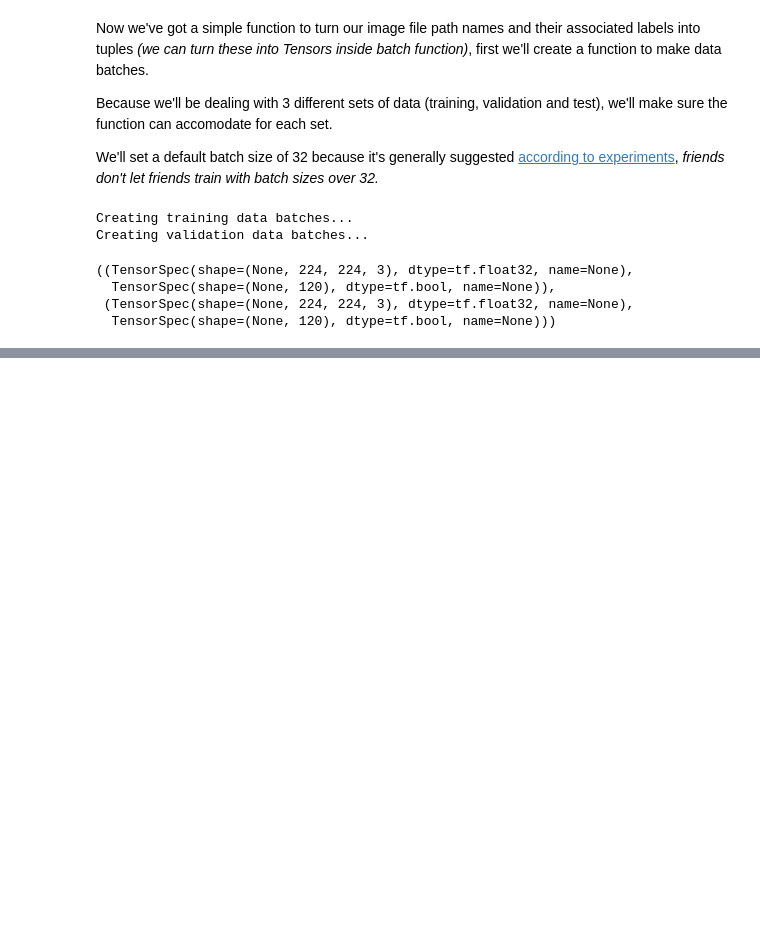
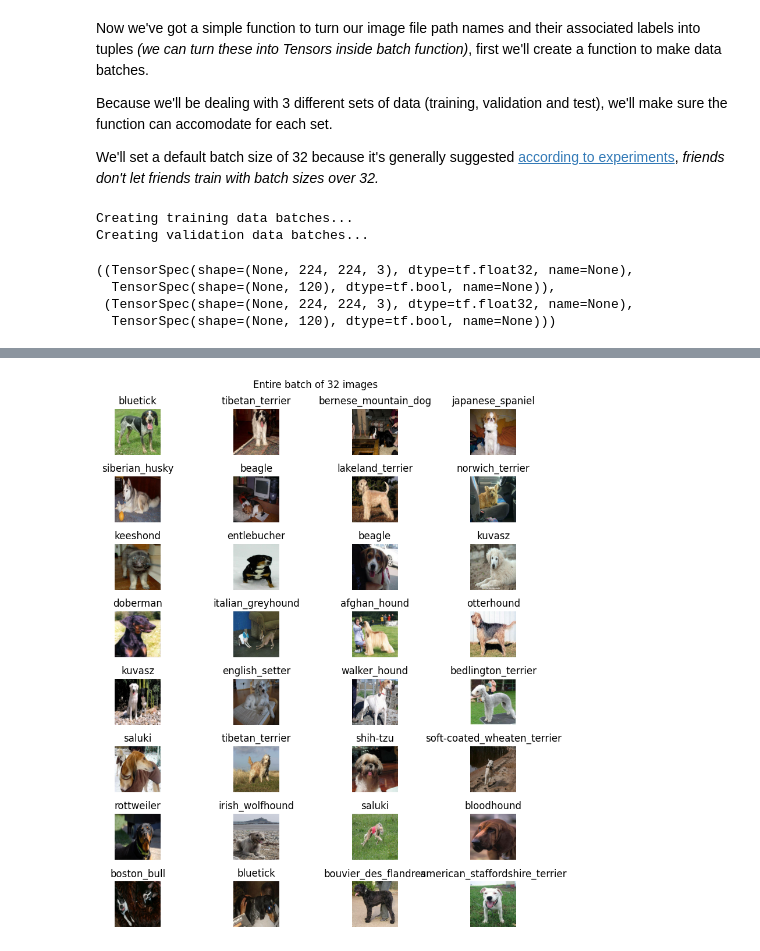
Before and after one commit to DarkDk123/Dog-Breed-Classification, a Jupyter notebook: Dog-Breed-Classification.ipynb, the cells around one changed output, grey strips where cells are left out. Saved outputs shown, nothing was run; the diff lists cells and outputs as text; code cells hidden in the pictures; blank space fills up the shorter version.

Commit message:
Visualized batch samples of training & sampling data!

```diff
--- a/Dog-Breed-Classification.ipynb
+++ b/Dog-Breed-Classification.ipynb
@@ -545,7 +545,7 @@ def process_image_to_tensor(img_path: str) -> tf.Tensor:
 
     image = tf.io.read_file(img_path) # read image as str
     image = tf.image.decode_jpeg(image, channels=3) # decode into tensor
-    tf.image.convert_image_dtype(image, tf.float32) # normalize
+    tf.image.convert_image_dtype(image, tf.float32)/255 # normalize
     image = tf.image.resize(image, size=[IMG_SIZE, IMG_SIZE]) # resize using `Bi-Linear interpolation` (224, 224)
 
     return image
@@ -650,0 +653,28 @@ But having our data in batches can be a bit of a hard concept to understand. Let
+# %%
+import matplotlib.pyplot as plt
+
+
+# View images in a data batch
+def show_batch_images(images, labels):
+  """
+  Displays 25 images from a data batch.
+  """
+
+  # Setup the figure
+  plt.figure(figsize=(10, 10))
+  # Loop through 25 (for displaying 25 images)
+  for i in range(32):
+    # subplots (5 rows, 5 columns)
+    ax = plt.subplot(8, 4, i+1)
+
+    # Display an image
+    plt.imshow(images[i])
+
+    # Add label as title
+    plt.title(unique_breeds[labels[i].argmax()])
+
+    plt.tight_layout()
+
+    plt.suptitle("Entire batch of 32 images")
+    # Turn gird lines off
+    plt.axis("off")
@@ -650,0 +695,7 @@ But having our data in batches can be a bit of a hard concept to understand. Let
+# %%
+# Let's view our first train batch!
+train_images, train_labels = next(train_data.as_numpy_iterator())
+
+show_batch_images(train_images/255, train_labels)
+# %% [output]
+[figure, added]
```
Also changed, not shown: parts of 7 cells of this notebook.
